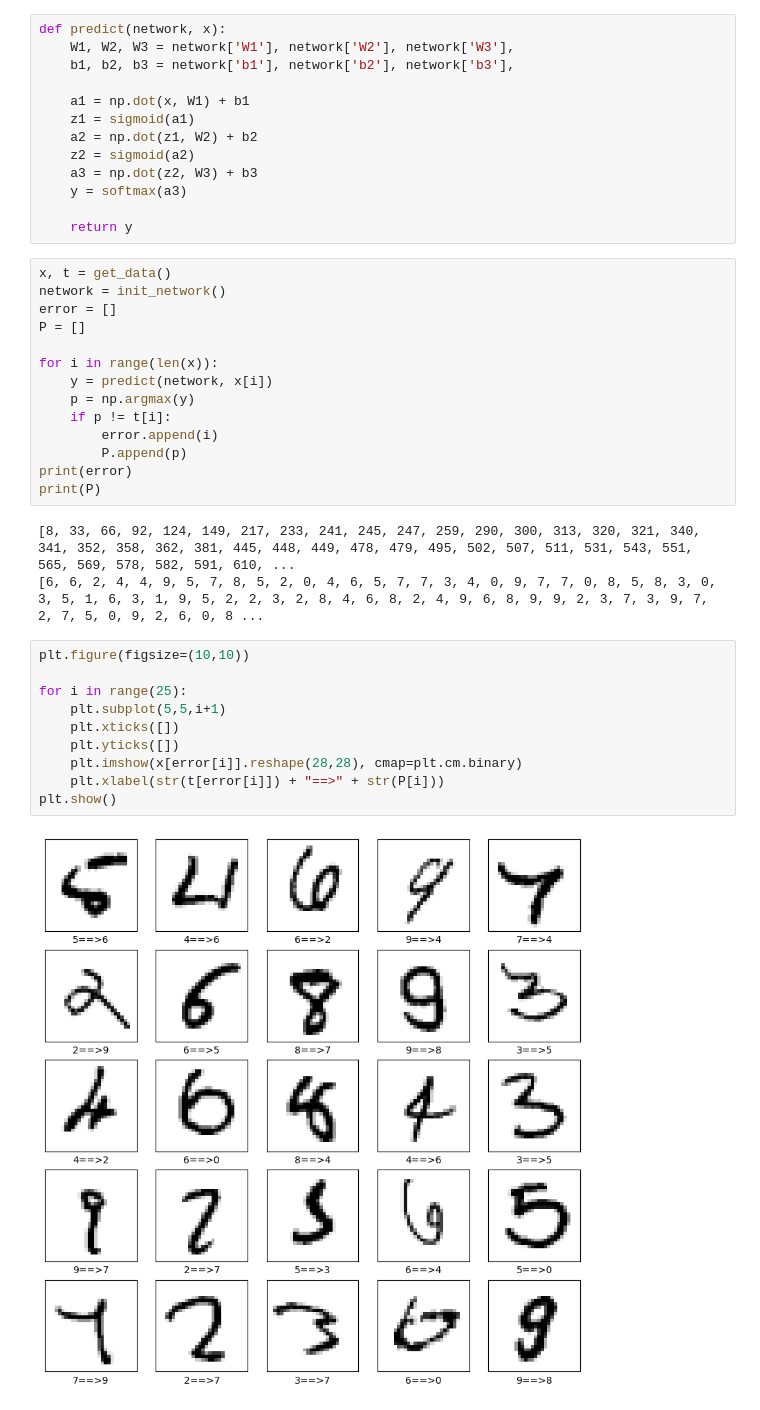
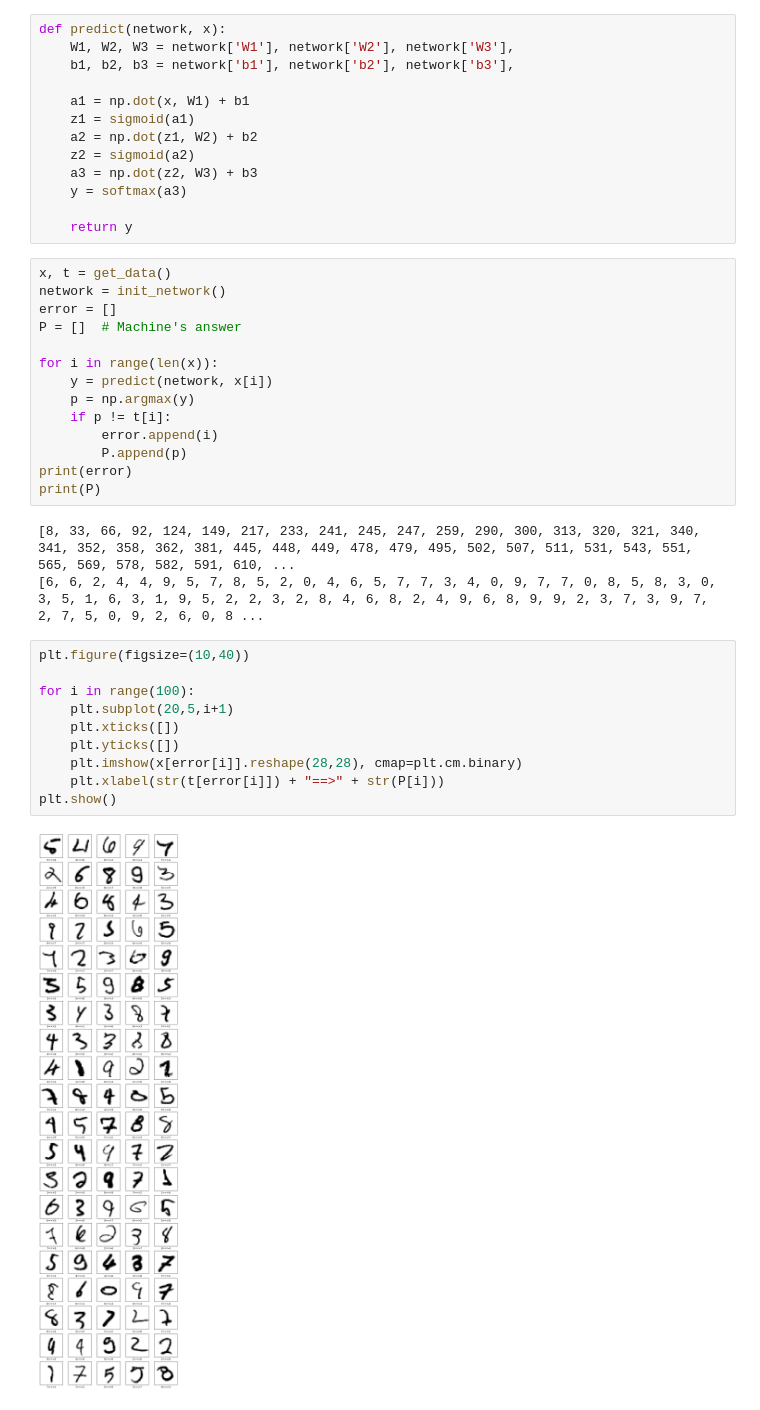
Before and after one commit to mickeykim70/DL_scratch, a Jupyter notebook: neural_mnist_error.ipynb, the cells around one changed output. Drawn from its saved outputs; the diff is of its cells as text.

```diff
--- a/neural_mnist_error.ipynb
+++ b/neural_mnist_error.ipynb
@@ -34,7 +34,7 @@ def predict(network, x):
 x, t = get_data()
 network = init_network()
 error = []
-P = []
+P = []  # Machine's answer
 
 for i in range(len(x)):
     y = predict(network, x[i])
@@ -48,14 +48,14 @@ print(P)
 [8, 33, 66, 92, 124, 149, 217, 233, 241, 245, 247, 259, 290, 300, 313, 320, 321, 340, 341, 352, 358, 362, 381, 445, 448, 449, 478, 479, 495, 502, 507, 511, 531, 543, 551, 565, 569, 578, 582, 591, 610, ...
 [6, 6, 2, 4, 4, 9, 5, 7, 8, 5, 2, 0, 4, 6, 5, 7, 7, 3, 4, 0, 9, 7, 7, 0, 8, 5, 8, 3, 0, 3, 5, 1, 6, 3, 1, 9, 5, 2, 2, 3, 2, 8, 4, 6, 8, 2, 4, 9, 6, 8, 9, 9, 2, 3, 7, 3, 9, 7, 2, 7, 5, 0, 9, 2, 6, 0, 8 ...
 # %%
-plt.figure(figsize=(10,10))
+plt.figure(figsize=(10,40))
 
-for i in range(25):
-    plt.subplot(5,5,i+1)
+for i in range(100):
+    plt.subplot(20,5,i+1)
     plt.xticks([])
     plt.yticks([])
     plt.imshow(x[error[i]].reshape(28,28), cmap=plt.cm.binary)
     plt.xlabel(str(t[error[i]]) + "==>" + str(P[i]))
 plt.show()
 # %% [output]
-[figure, old version]
+[figure, new version]
```
